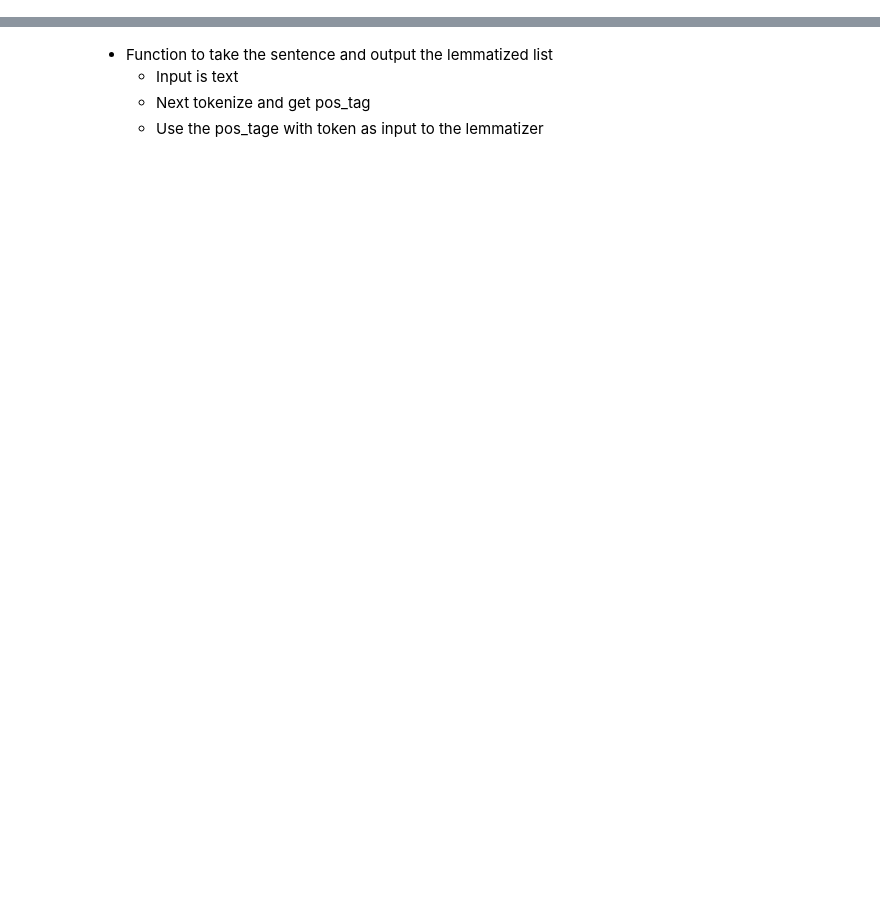
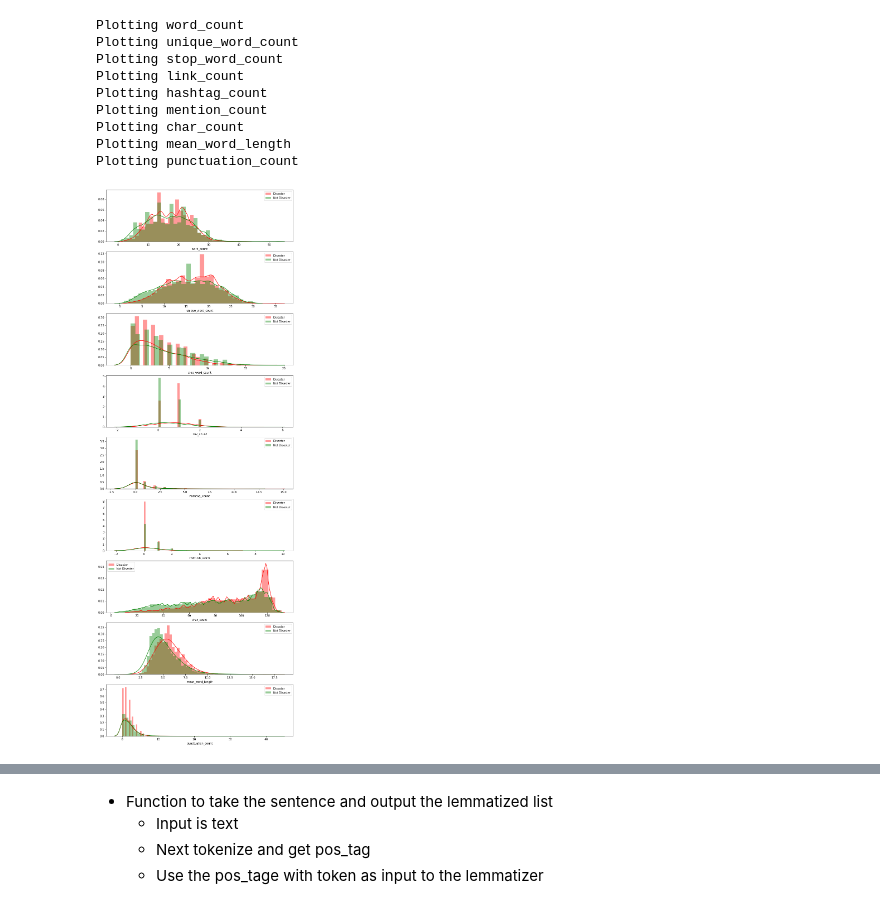
Before and after one commit to scjustice/kaggle_real_or_not_nlp, a Jupyter notebook: NLP_model_development_GPU_version.ipynb, the cells around one changed output, grey strips where cells are left out. Drawn from its saved outputs; the diff is of its cells as text; code cells hidden in the pictures; blank space fills up the shorter version.

```diff
--- a/NLP_model_development_GPU_version.ipynb
+++ b/NLP_model_development_GPU_version.ipynb
@@ -37,3 +37,6 @@ def remove_elements_from_text(row, text_col, remove_col_list):
+# %%
+with open("./contractions.json", 'r') as f:
+    CONTRACTIONS_DICT = json.load(f)
 # %%
 def clean_location(row, location_col='location'):
     if row[location_col] is np.nan or not row[location_col].strip().replace("\'|#|@", ""):
@@ -44,3 +47,17 @@ def clean_location(row, location_col='location'):
         return "N/A"
     else:
         return ret_val
+
+def lemmatize_sentence(text, tokenizer, lemmatizer):
+    tokens_pos_tag = pos_tag(tokenizer.tokenize(text))
+    tag_dict = {
+        "J": wordnet.ADJ,
+        "N": wordnet.NOUN,
+        "V": wordnet.VERB,
+        "R": wordnet.ADV,
+    }
+    tokens_wordnet = [
+        (word, tag_dict.get(pos[0], wordnet.NOUN)) for word, pos in tokens_pos_tag
+    ]
+    lem_tokens = [lemmatizer.lemmatize(word, pos) for word, pos in tokens_wordnet]
+    return lem_tokens
@@ -46,0 +117,7 @@ def clean_location(row, location_col='location'):
+# %%
+wnl = WordNetLemmatizer()
+tknzr = TweetTokenizer(reduce_len=True)
+
+train_df = (pd.read_csv("./train.csv")
+           .pipe(add_features, tokenizer=tknzr, lemmatizer=wnl)
+           .pipe(reduce_locations))
@@ -46,0 +135,4 @@ def clean_location(row, location_col='location'):
+# %%
+# Plot the distributions for the new features
+features_to_plot = ['word_count', 'unique_word_count', 'stop_word_count', 'link_count', 'hashtag_count',
+                    'mention_count', 'char_count', 'mean_word_length', 'punctuation_count']
@@ -46,0 +154,22 @@ def clean_location(row, location_col='location'):
+# %%
+fig, axes = plt.subplots(nrows=len(features_to_plot), figsize=(12, 4*len(features_to_plot)))
+disaster_series = train_df['target'] == 1
+
+for feature, ax in zip(features_to_plot, axes.ravel()):
+    print(f"Plotting {feature}")
+    sns.distplot(train_df.loc[disaster_series][feature], ax=ax, label='Disaster',
+                 color='red', kde_kws={'bw': 0.7})
+    sns.distplot(train_df.loc[~disaster_series][feature], ax=ax, label='Not Disaster',
+                 color='green', kde_kws={'bw': 0.7})
+    ax.legend()
+# %% [output]
+Plotting word_count
+Plotting unique_word_count
+Plotting stop_word_count
+Plotting link_count
+Plotting hashtag_count
+Plotting mention_count
+Plotting char_count
+Plotting mean_word_length
+Plotting punctuation_count
+[figure, added]
```
Also changed, not shown: parts of 57 cells of this notebook, 1 other file.
